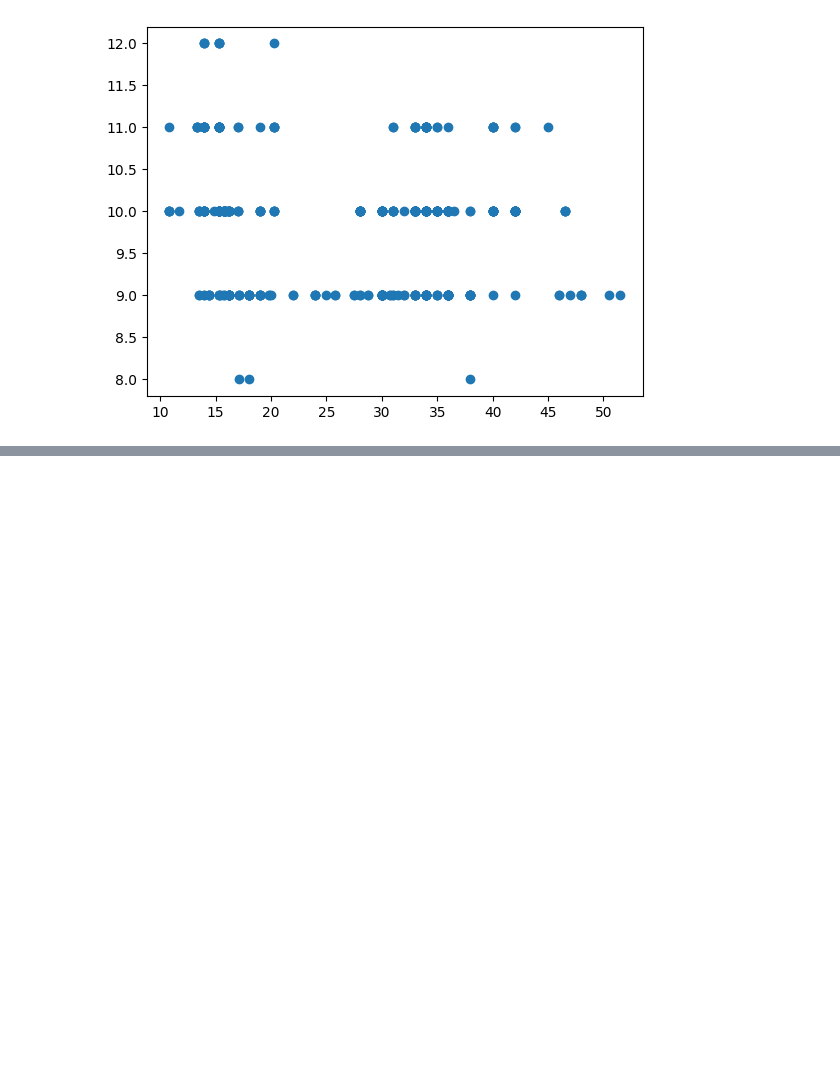
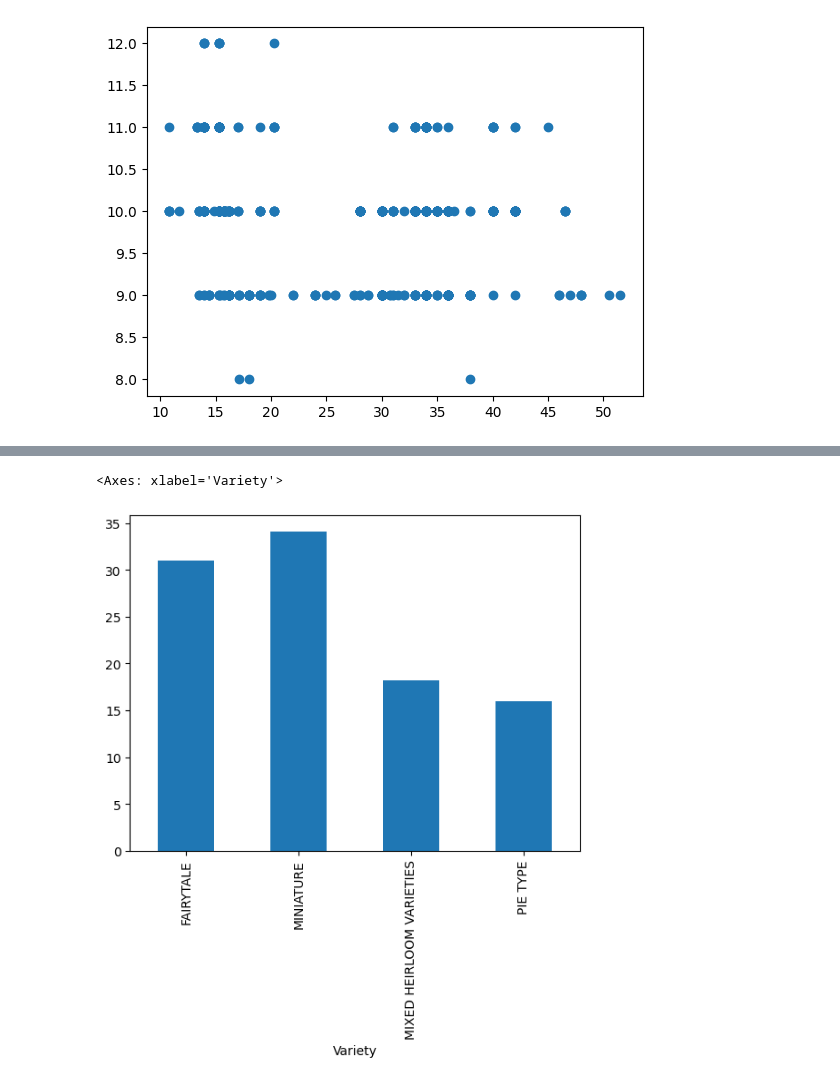
Before and after one commit to Seniyax/Regression_models, a Jupyter notebook: cleandata.ipynb, the cells around one changed output, grey strips where cells are left out. Saved outputs shown, nothing was run; the diff lists cells and outputs as text; code cells hidden in the pictures; blank space fills up the shorter version.

```diff
--- a/cleandata.ipynb
+++ b/cleandata.ipynb
@@ -116,0 +150,5 @@ plt.show()
+# %%
+new_pumpkins.groupby('Variety')['Price'].mean().plot(kind='bar')
+# %% [output]
+<Axes: xlabel='Variety'>
+[figure, added]
```
Also changed, not shown: parts of 23 cells of this notebook.
